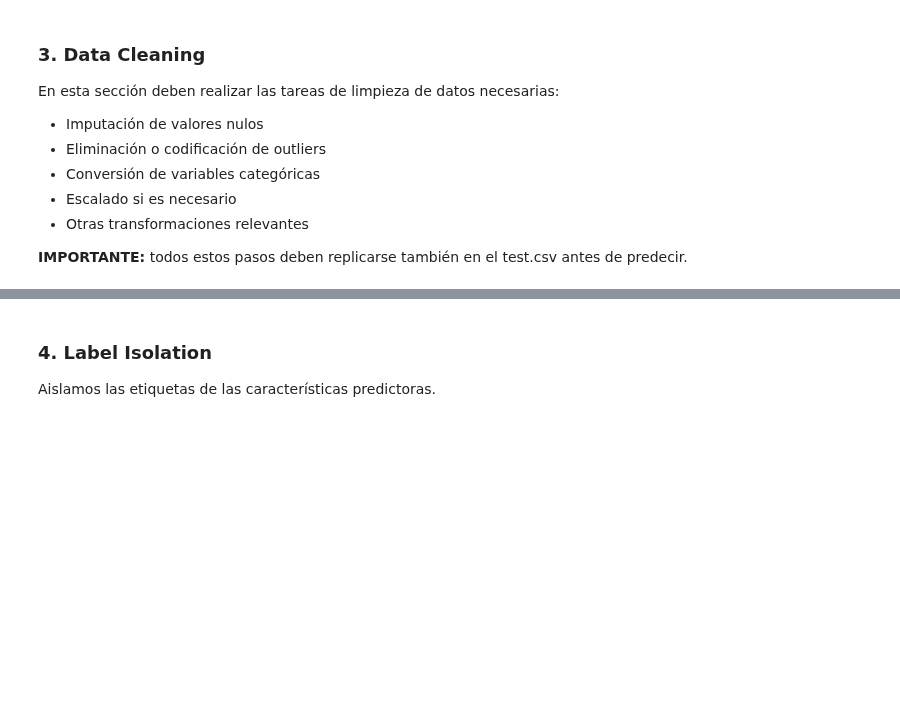
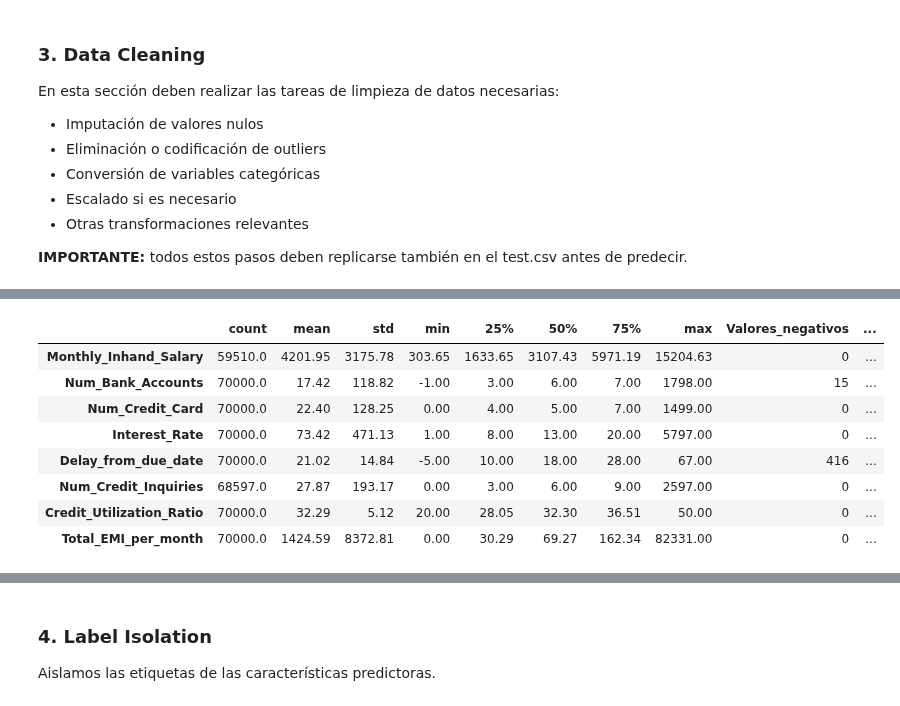
Before and after one commit to wilydus-png/MD-IA, a Jupyter notebook: Proyecto Kaggle/Kaggle - Preprocesamiento de datos para análisis de crédito.ipynb, the cells around one changed output, grey strips where cells are left out. Cells and saved outputs as stored; diff of their text form; code cells hidden in the pictures; blank space fills up the shorter version.

```diff
--- a/Proyecto Kaggle/Kaggle - Preprocesamiento de datos para análisis de crédito.ipynb
+++ b/Proyecto Kaggle/Kaggle - Preprocesamiento de datos para análisis de crédito.ipynb
@@ -73,0 +465,33 @@ En esta sección deben realizar las tareas de limpieza de datos necesarias:
+# %%
+# 3.4 Diagnóstico de variables numéricas originales
+# No se modifican los datos
+
+# Seleccionar variables numéricas
+columnas_numericas = X_train.select_dtypes(
+    include=["int64", "float64"]
+).columns
+
+# Generar estadísticas descriptivas
+resumen_numericas = X_train[columnas_numericas].describe().T
+
+# Agregar cantidad de valores negativos y nulos
+resumen_numericas["Valores_negativos"] = (
+    X_train[columnas_numericas] < 0
+).sum()
+
+resumen_numericas["Valores_nulos"] = (
+    X_train[columnas_numericas].isna()
+).sum()
+
+# Mostrar resultados
+display(resumen_numericas.round(2))
+# %% [output]
+|  | count | mean | std | min | 25% | 50% | 75% | max | Valores_negativos | ... |
+| Monthly_Inhand_Salary | 59510.0 | 4201.95 | 3175.78 | 303.65 | 1633.65 | 3107.43 | 5971.19 | 15204.63 | 0 | ... |
+| Num_Bank_Accounts | 70000.0 | 17.42 | 118.82 | -1.00 | 3.00 | 6.00 | 7.00 | 1798.00 | 15 | ... |
+| Num_Credit_Card | 70000.0 | 22.40 | 128.25 | 0.00 | 4.00 | 5.00 | 7.00 | 1499.00 | 0 | ... |
+| Interest_Rate | 70000.0 | 73.42 | 471.13 | 1.00 | 8.00 | 13.00 | 20.00 | 5797.00 | 0 | ... |
+| Delay_from_due_date | 70000.0 | 21.02 | 14.84 | -5.00 | 10.00 | 18.00 | 28.00 | 67.00 | 416 | ... |
+| Num_Credit_Inquiries | 68597.0 | 27.87 | 193.17 | 0.00 | 3.00 | 6.00 | 9.00 | 2597.00 | 0 | ... |
+| Credit_Utilization_Ratio | 70000.0 | 32.29 | 5.12 | 20.00 | 28.05 | 32.30 | 36.51 | 50.00 | 0 | ... |
+| Total_EMI_per_month | 70000.0 | 1424.59 | 8372.81 | 0.00 | 30.29 | 69.27 | 162.34 | 82331.00 | 0 | ... |
```
Also changed, not shown: parts of 96 cells of this notebook.
